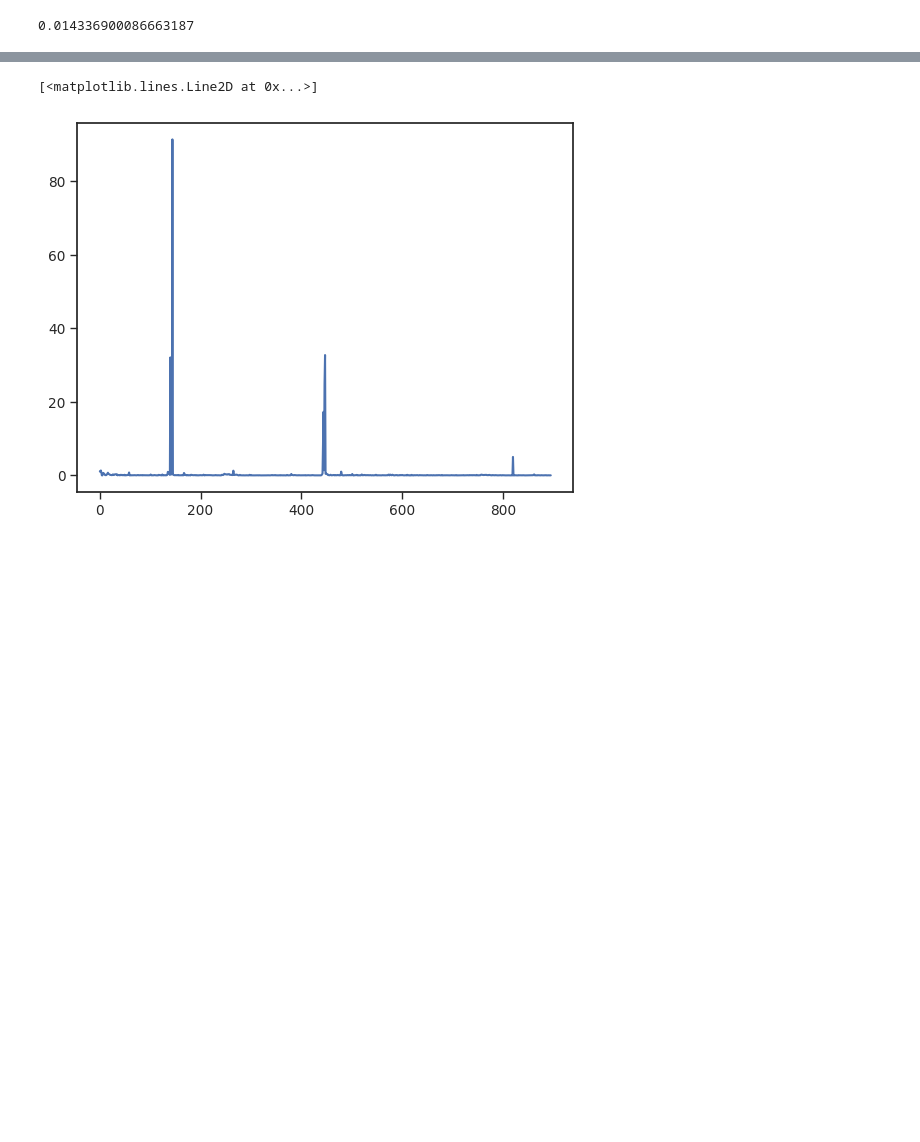
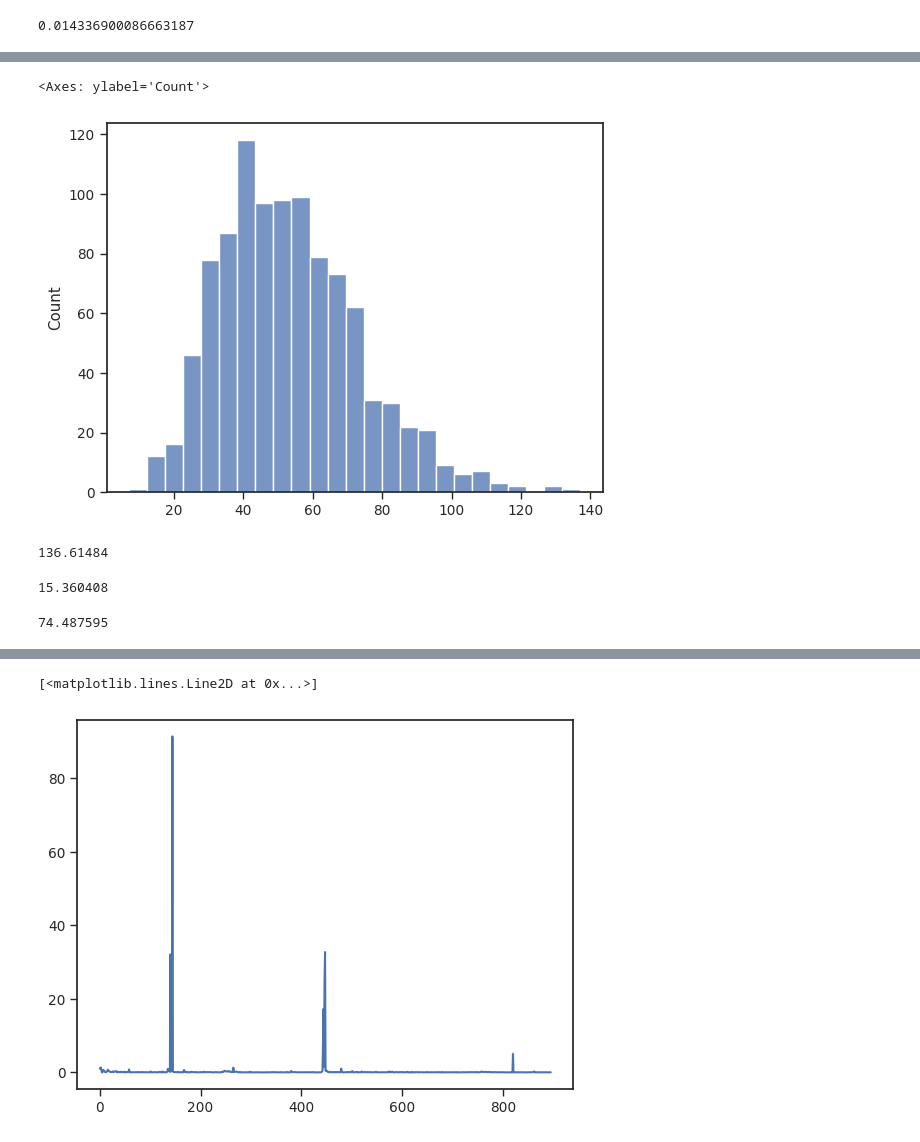
Before and after one commit to p-koo/creme-nn, a Jupyter notebook: figures/sufficiency_necessity.ipynb, the cells around one changed output, grey strips where cells are left out. Drawn from its saved outputs; the diff is of its cells as text; code cells hidden in the pictures; blank space fills up the shorter version.

```diff
--- a/figures/sufficiency_necessity.ipynb
+++ b/figures/sufficiency_necessity.ipynb
@@ -398,3 +458,20 @@ res_con['mut'][[447, 448],0].mean()
+# %%
+sns.histplot(no_contex_preds)
+# %% [output]
+<Axes: ylabel='Count'>
+[figure, added]
+# %%
+np.max(no_contex_preds)
+# %% [output]
+136.61484
+# %%
+np.std((no_contex_preds))
+# %% [output]
+15.360408
+# %%
+np.mean((no_contex_preds))
+# %% [output]
+74.487595
 # %%
 i = 2
 creme.context_effect_on_tss(res_con['wt'][[447, 448],i].mean(), res_con['mut'][[447, 448],i].mean())
```
Also changed, not shown: parts of 28 cells of this notebook, 5 other files.
